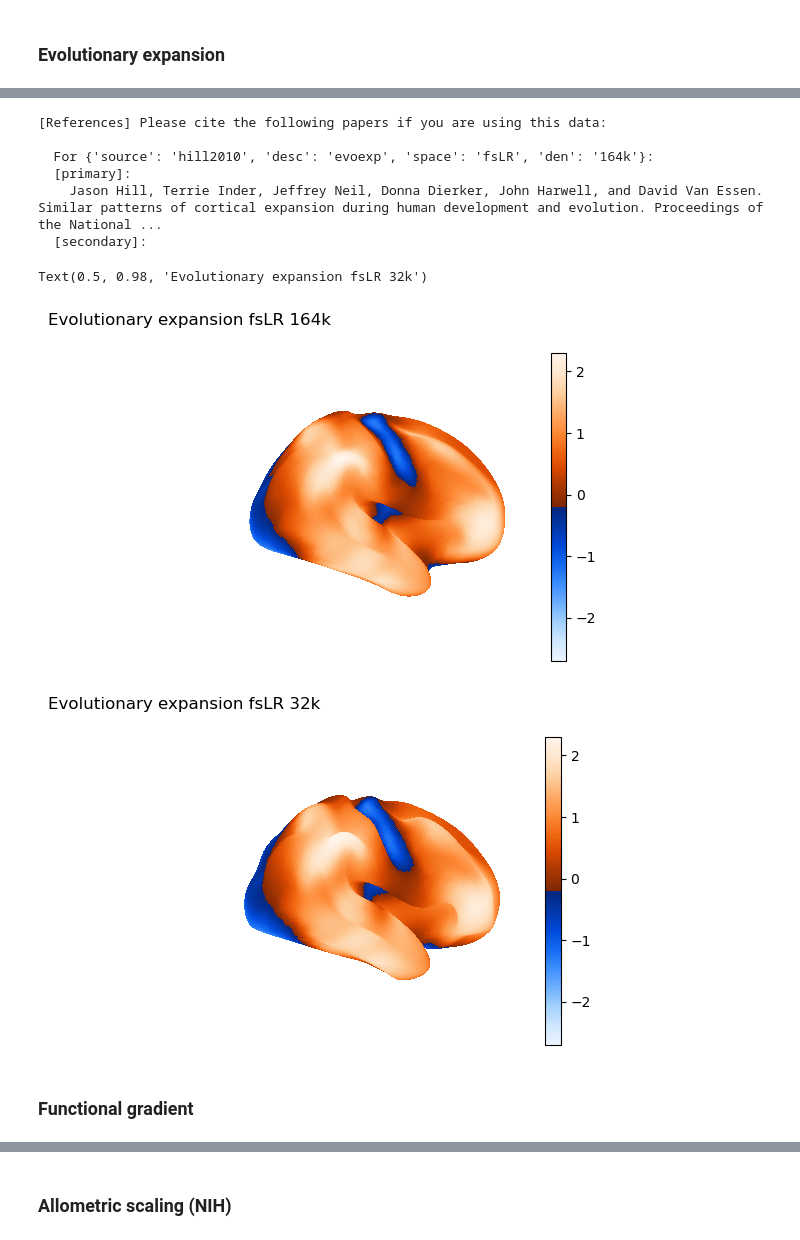
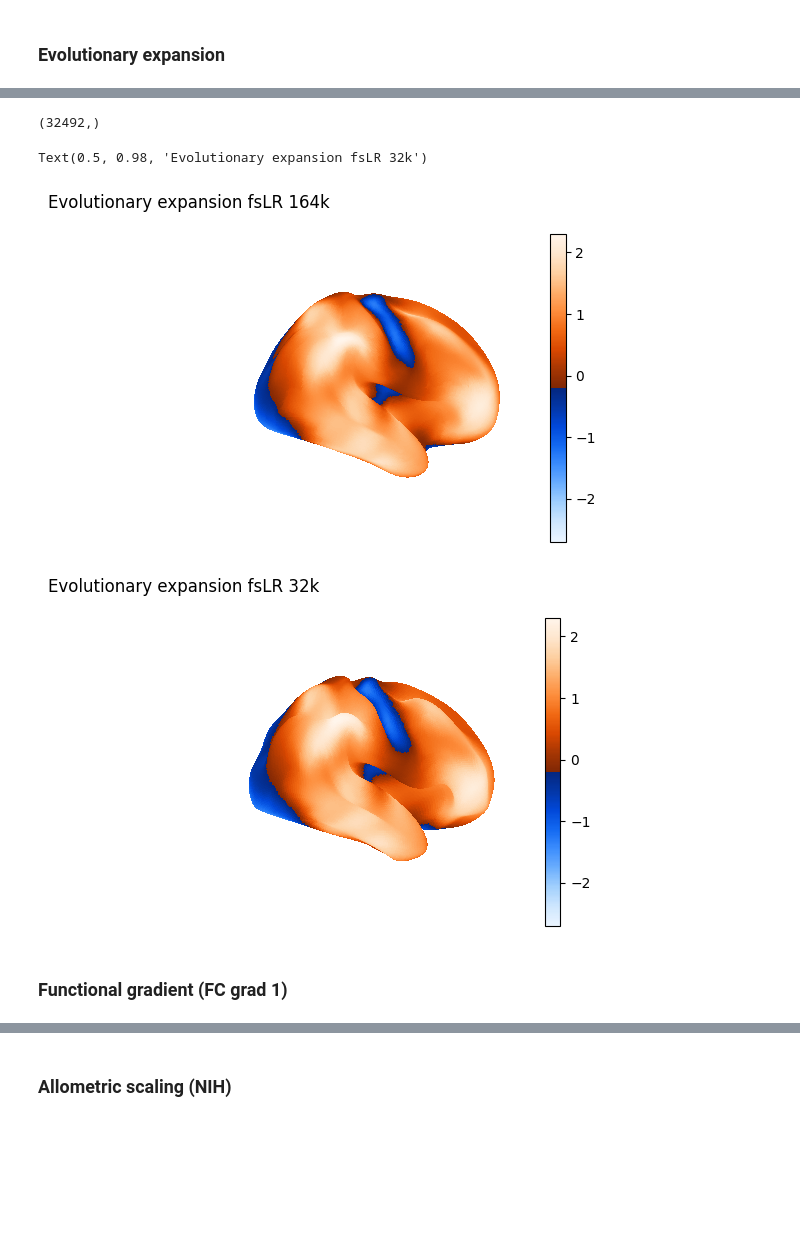
Before and after one commit to katrinasuherman/neuromaps-schizophrenia-thinning, a Jupyter notebook: transformations.ipynb, the cells around one changed output, grey strips where cells are left out. Saved outputs shown, nothing was run; the diff lists cells and outputs as text; code cells hidden in the pictures; blank space fills up the shorter version.

```diff
--- a/transformations.ipynb
+++ b/transformations.ipynb
@@ -283,33 +406,35 @@ Text(0.5, 0.98, 'Developmental expansion fsLR 32k')
 # %%
-evoexp = fetch_annotation(source='hill2010', desc='evoexp', space='fsLR', den='164k')
-evoexp_fsLR32k = fslr_to_fslr(evoexp, '32k', hemi='R')
+evoexp = fetch_annotation(source='hill2010', desc='evoexp', space='fsLR', den='164k', hemi='R')
+evoexp_fsLR32k = fslr_to_fslr(evoexp, target_density='32k', hemi='R')
+evoexp_rh_32k, = evoexp_fsLR32k
+
+# Check data shape
+print(evoexp_rh_32k.agg_data().shape)
 # %% [output]
-[References] Please cite the following papers if you are using this data:
-
-  For {'source': 'hill2010', 'desc': 'evoexp', 'space': 'fsLR', 'den': '164k'}:
-  [primary]:
-    Jason Hill, Terrie Inder, Jeffrey Neil, Donna Dierker, John Harwell, and David Van Essen. Similar patterns of cortical expansion during human development and evolution. Proceedings of the National ...
-  [secondary]:
+(32492,)
-# %%
-fig7, cbar57 = plot_surf_lateral_only(
-    evoexp, template='fsLR', density='164k', hemi='R',
-    cmap='blue_orange', colorbar='shared', cbar_location='right', wspace=0.18,
-    vmin=-2.7, vmax=2.3
-)
-fig7.suptitle('Evolutionary expansion fsLR 164k', y=0.98)
-
-fig8, cbar8 = plot_surf_lateral_only(
-    evoexp_fsLR32k, template='fsLR', density='32k', hemi='R',
-    cmap='blue_orange', colorbar='shared', cbar_location='right', wspace=0.18,
-    vmin=-2.7, vmax=2.3
-)
-fig8.suptitle('Evolutionary expansion fsLR 32k', y=0.98)
-# %% [output]
-Text(0.5, 0.98, 'Evolutionary expansion fsLR 32k')
-[figure, removed]
-[figure, removed]
+# %%
+# before
+fig7, cbar57 = plot_surf_lateral_only(
+    evoexp, template='fsLR', density='164k', hemi='R',
+    cmap='blue_orange', colorbar='shared', cbar_location='right', wspace=0.18,
+    vmin=-2.7, vmax=2.3
+)
+fig7.suptitle('Evolutionary expansion fsLR 164k', y=0.98)
+
+# after
+evoexp_fsLR32k_path = gifti_to_path(evoexp_fsLR32k)
+fig8, cbar8 = plot_surf_lateral_only(
+    evoexp_fsLR32k_path, template='fsLR', density='32k', hemi='R',
+    cmap='blue_orange', colorbar='shared', cbar_location='right', wspace=0.18,
+    vmin=-2.7, vmax=2.3
+)
+fig8.suptitle('Evolutionary expansion fsLR 32k', y=0.98)
+# %% [output]
+Text(0.5, 0.98, 'Evolutionary expansion fsLR 32k')
+[figure, added]
+[figure, added]
 # %% [markdown]
-### Functional gradient
+### Functional gradient (FC grad 1)
 # %%
 gradient_pc1 = fetch_annotation(source='margulies2016', desc='fcgradient01', space='fsLR', den='32k')
 gradient_pc1_fsLR32k = gradient_pc1
```
Also changed, not shown: parts of 64 cells of this notebook, 1 other file.
